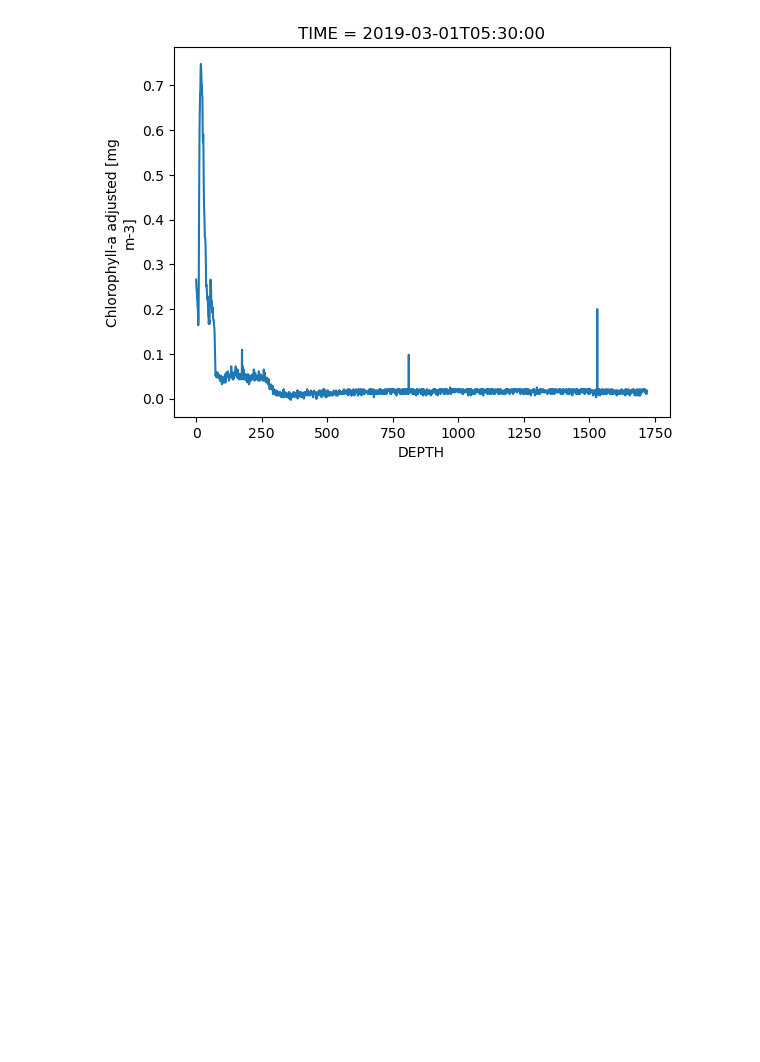
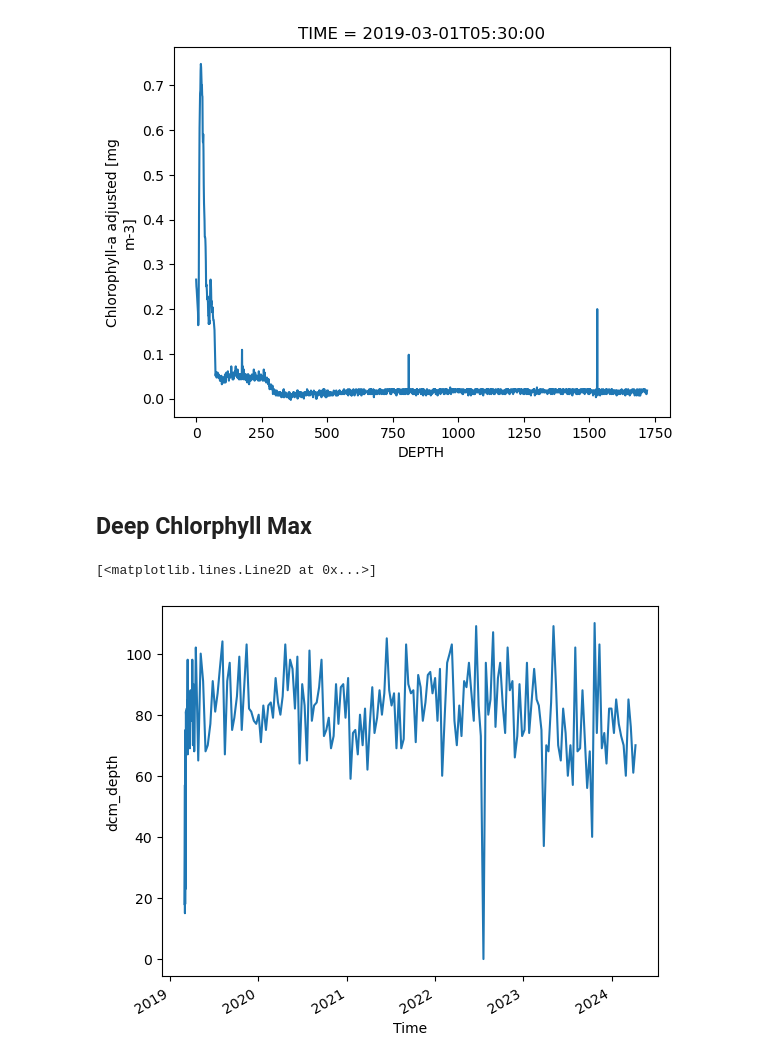
Before and after one commit to ychnli/Stanford-SEA, a Jupyter notebook: bgc_argo_data.ipynb, the cells around one changed output. Cells and saved outputs as stored; diff of their text form; code cells hidden in the pictures; blank space fills up the shorter version.

```diff
--- a/bgc_argo_data.ipynb
+++ b/bgc_argo_data.ipynb
@@ -60,3 +64,22 @@ ds_clean.CPHL_ADJUSTED[0].plot()
 # %% [output]
 [<matplotlib.lines.Line2D at 0x...>]
 [figure]
+# %% [markdown]
+## Deep Chlorphyll Max
+# %%
+# Getting a quick DCM depth via argmax
+
+dcm_index = ds_clean.CPHL_ADJUSTED.argmax(dim='DEPTH')
+dcm_depth = ds_clean.DEPTH.isel(DEPTH=dcm_index)
+
+ds_dcm_depth = xr.Dataset({'dcm_depth': dcm_depth})
+
+ds_dcm = ds_clean.sel(DEPTH=dcm_depth)
+
+ds_dcm = xr.merge([ds_dcm, ds_dcm_depth])
+ds_dcm
+
+ds_dcm.dcm_depth.plot()
+# %% [output]
+[<matplotlib.lines.Line2D at 0x...>]
+[figure, added]
```
Also changed, not shown: parts of 1 cell of this notebook.
